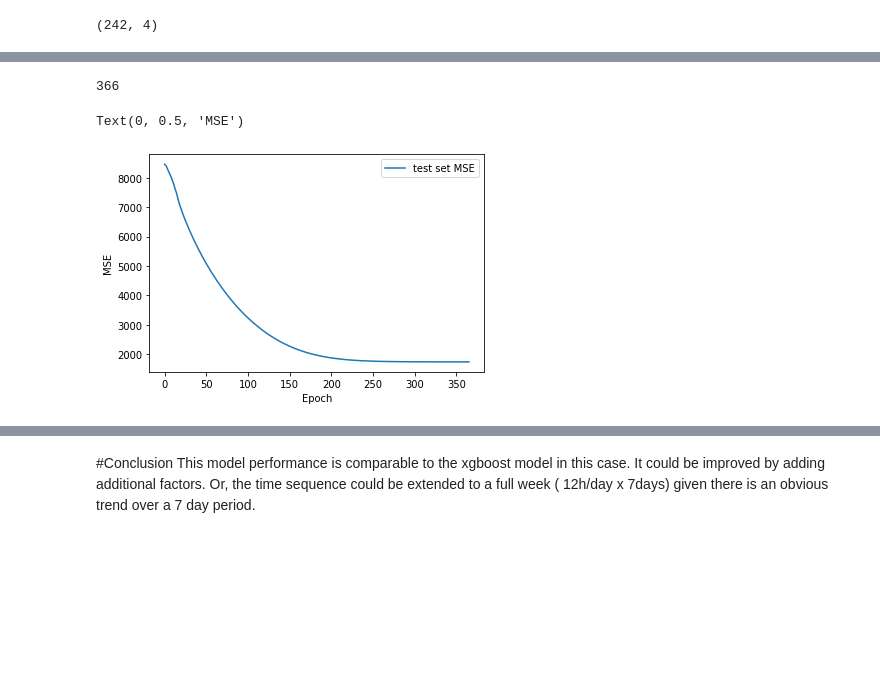
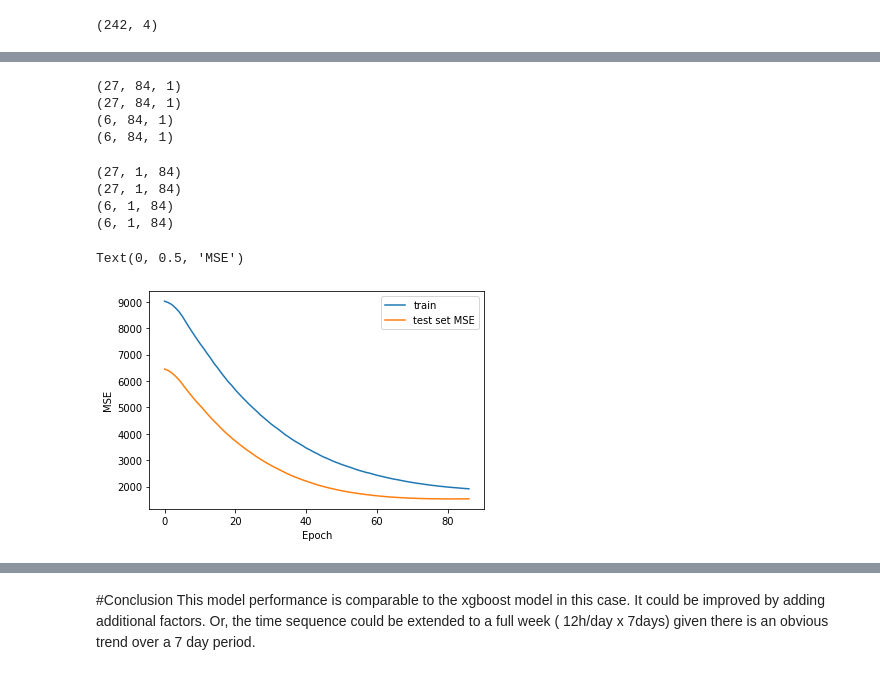
Before and after one commit to jtwang1027/business_analysis, a Jupyter notebook: lstm_time_series.ipynb, the cells around one changed output, grey strips where cells are left out. Saved outputs shown, nothing was run; the diff lists cells and outputs as text; code cells hidden in the pictures; blank space fills up the shorter version.

```diff
--- a/lstm_time_series.ipynb
+++ b/lstm_time_series.ipynb
@@ -99,43 +98,71 @@ seq_length=length # length of a sequence
 
 model = tf.keras.Sequential()
 # Add a LSTM layer with 128 internal units.
-model.add(layers.LSTM(seq_length, dropout=0.2, recurrent_dropout=0.2, input_dim=1)) #input dim :# y columns
+model.add(layers.LSTM(seq_length, dropout=0.2, recurrent_dropout=0.2, input_shape=(1,84), return_sequences=True)) #input dim :# y columns
 model.add(layers.Dense(seq_length))
 
 model.compile(loss='mean_squared_error', optimizer='adam')
 monitor= EarlyStopping(monitor='val_loss', min_delta=1e-3, patience=5, verbose=1, mode='auto')
 #model.summary()
 # %%
-ntrain= int(0.8*len(y)) #number of rows to train on , 80-20 train-test split
+ntrain= int(0.8*len(data)) #number of rows to train on , 90-10 train-test split
 
-ytrain=data[:ntrain]
-ytest= data[18:]
+xtrain=data[:ntrain]
+xtest= data[ntrain:-1]
+
+#use previous week to model upcoming week by creating offset
+ytrain=data[1:ntrain+1]
+ytest= data[ntrain+1:]
+
+#check that the dimensions matchup
+print(xtrain.shape)
+print(ytrain.shape)
+print(xtest.shape)
+print(ytest.shape)
+# %% [output]
+(27, 84, 1)
+(27, 84, 1)
+(6, 84, 1)
+(6, 84, 1)
-# %%
-xtrain=np.array(range(len(ytrain)))
-xtrain=xtrain.reshape(len(xtrain),1,1)
-
-xtest=np.array(range(len(ytest)))
-xtest=xtest.reshape(len(xtest),1,1)
+# %%
+#ntrain= int(0.8*len(data)) #number of rows to train on , 90-10 train-test split
+
+xtrain=xtrain.reshape(xtrain.shape[0],1,xtrain.shape[1])
+ytrain=ytrain.reshape(ytrain.shape[0],1,ytrain.shape[1])
+
+xtest=xtest.reshape(xtest.shape[0],1,xtest.shape[1])
+ytest=ytest.reshape(ytest.shape[0],1,ytest.shape[1])
+
+#check that the dimensions matchup
+print(xtrain.shape)
+print(ytrain.shape)
+print(xtest.shape)
+print(ytest.shape)
+
+
+#trainX = numpy.reshape(trainX, (trainX.shape[0], 1, trainX.shape[1]))
+#testX = numpy.reshape(testX, (testX.shape[0], 1, testX.shape[1]))
+# %% [output]
+(27, 1, 84)
+(27, 1, 84)
+(6, 1, 84)
+(6, 1, 84)
 # %%
 epoch=1000
 
-history=model.fit(xtrain, ytrain, validation_data=(xtest, ytest),batch_size=5, callbacks=[monitor], verbose=2, epochs= epoch)
+history=model.fit(xtrain, ytrain, validation_data=(xtest, ytest),batch_size=1, callbacks=[monitor], verbose=0, epochs= epoch)
-# %%
-len(history.history['loss'])
-# %% [output]
-366
 # %%
 total_epochs=len(history.history['loss'])
 
 
-#plt.plot(range(total_epochs), history.history['loss'])
+plt.plot(range(total_epochs), history.history['loss'])
 plt.plot(range(total_epochs), history.history['val_loss'])
-plt.legend(['test set MSE'])
+plt.legend(['train','test set MSE'])
 plt.xlabel('Epoch')
 plt.ylabel('MSE')
 # %% [output]
 Text(0, 0.5, 'MSE')
-[figure, old version]
+[figure, new version]
 # %%
 ypred=model.predict(xtest)
 ypred_flat= [item for sublist in ypred for item in sublist]
```
Also changed, not shown: parts of 10 cells of this notebook.
